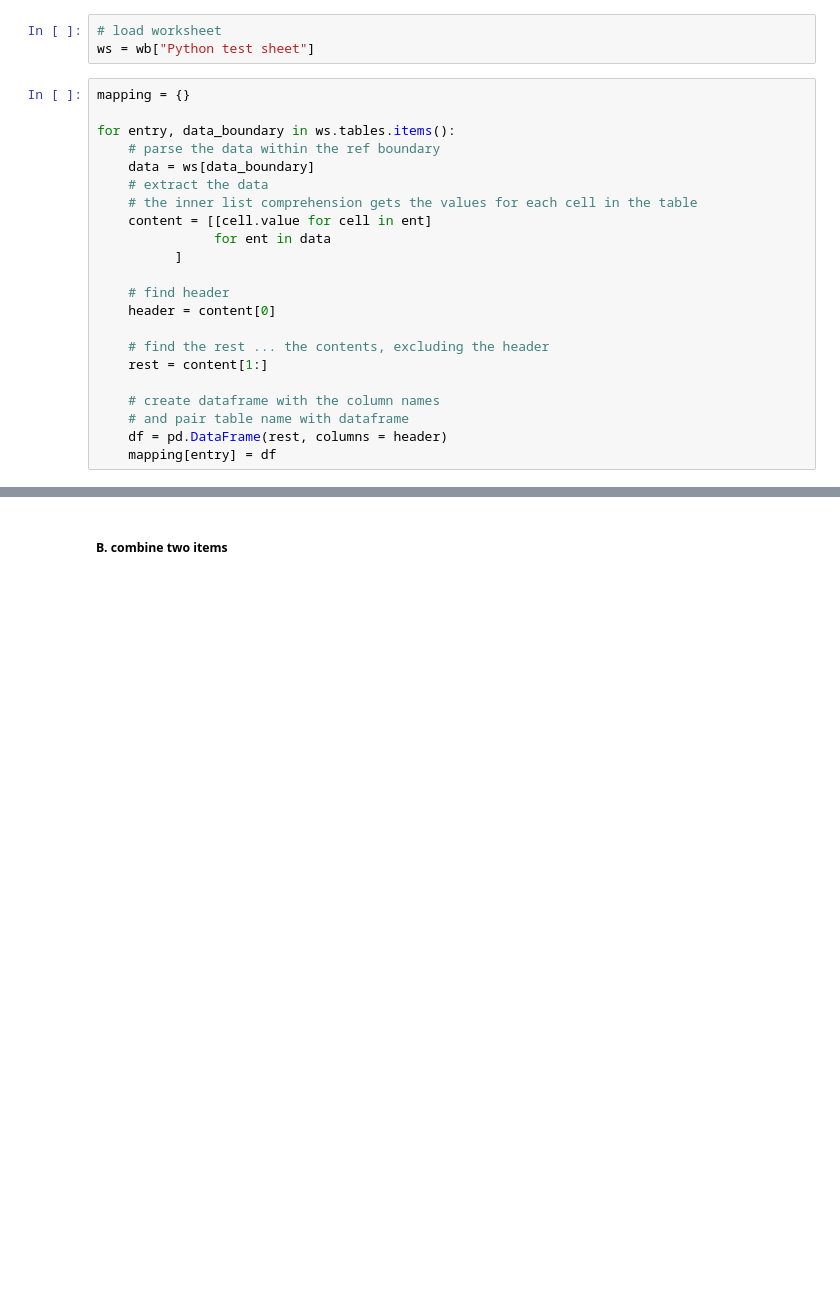
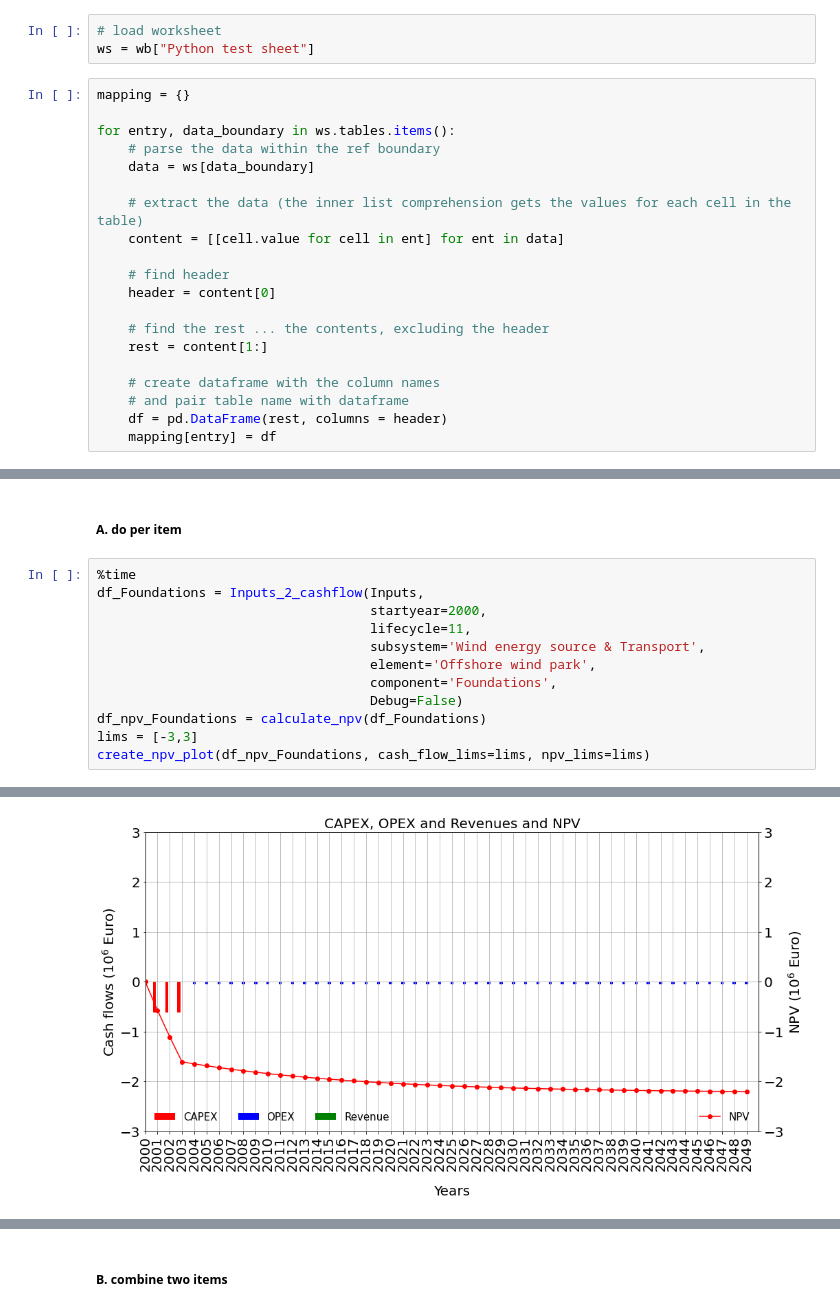
Before and after one commit to VanOord/OpenSCSim, a Jupyter notebook: From XLS to cashflow.ipynb, the cells around one changed output, grey strips where cells are left out. Drawn from its saved outputs; the diff is of its cells as text; blank space fills up the shorter version.

```diff
--- a/From XLS to cashflow.ipynb
+++ b/From XLS to cashflow.ipynb
@@ -20,11 +20,9 @@ mapping = {}
 for entry, data_boundary in ws.tables.items():
     # parse the data within the ref boundary
     data = ws[data_boundary]
-    # extract the data
-    # the inner list comprehension gets the values for each cell in the table
-    content = [[cell.value for cell in ent]
-               for ent in data
-          ]
+
+    # extract the data (the inner list comprehension gets the values for each cell in the table)
+    content = [[cell.value for cell in ent] for ent in data]
 
     # find header
     header = content[0]
@@ -90,0 +49,15 @@ Wall time: 0 ns
+# %% [markdown]
+##### A. do per item
+# %%
+%time
+df_Foundations = Inputs_2_cashflow(Inputs,
+                                   startyear=2000,
+                                   lifecycle=11,
+                                   subsystem='Wind energy source & Transport',
+                                   element='Offshore wind park',
+                                   component='Foundations',
+                                   Debug=False)
+df_npv_Foundations = calculate_npv(df_Foundations)
+lims = [-3,3]
+create_npv_plot(df_npv_Foundations, cash_flow_lims=lims, npv_lims=lims)
+# %% [output]
@@ -90,0 +66 @@ Wall time: 0 ns
+[figure, added]
```
Also changed, not shown: parts of 6 cells of this notebook.
